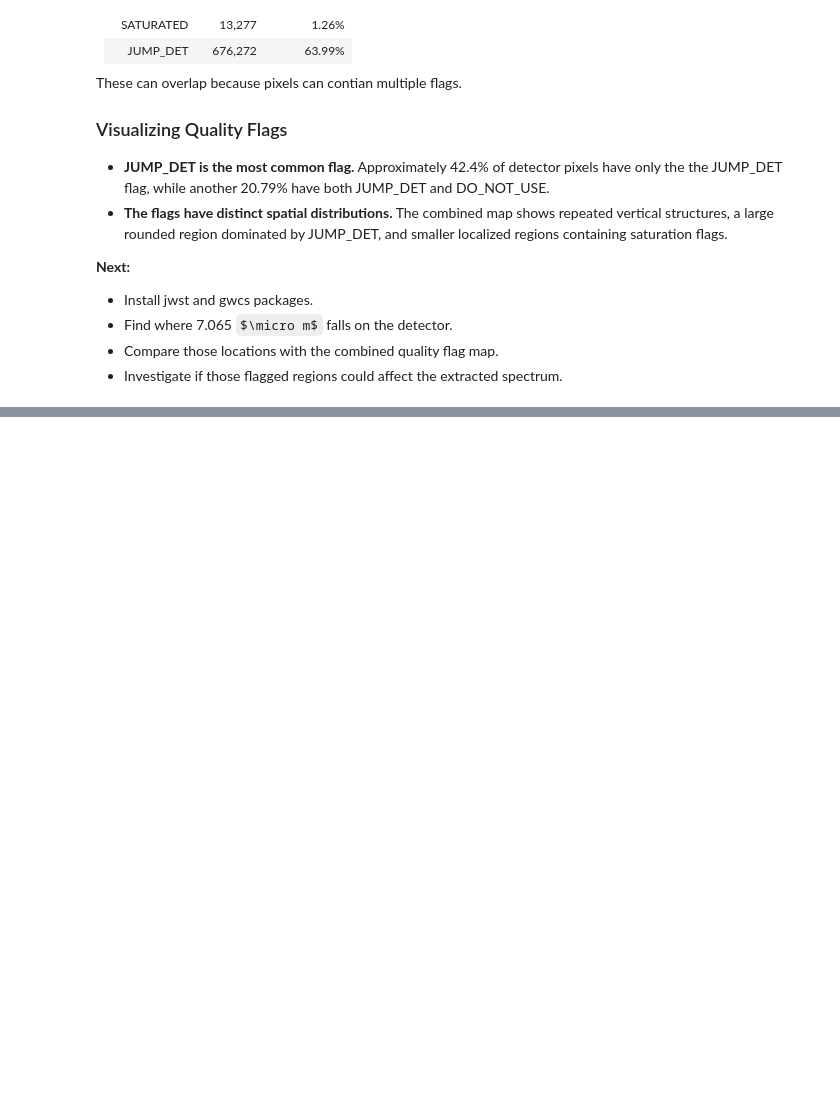
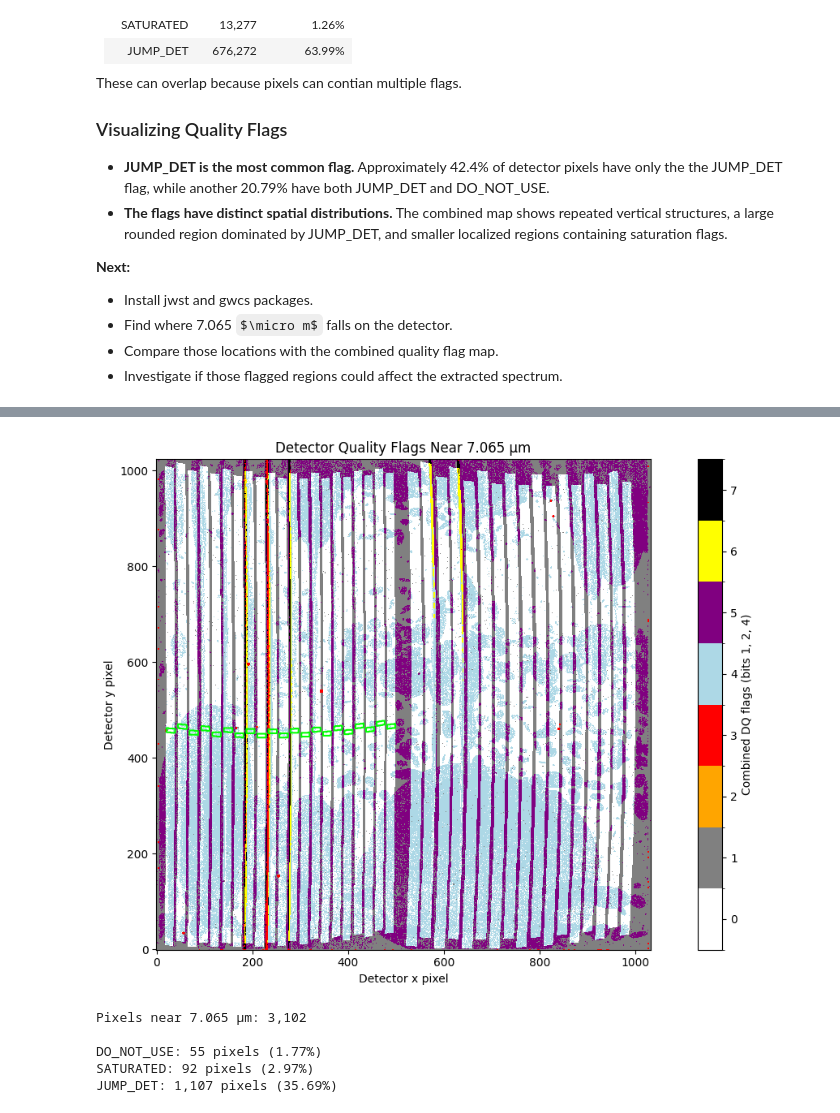
Before and after one commit to andersonava2626/jwst-miri-ml-quality-control, a Jupyter notebook: 01_irs3_data_exploration.ipynb, the cells around one changed output, grey strips where cells are left out. Cells and saved outputs as stored; diff of their text form; code cells hidden in the pictures; some formulas as TeX source; blank space fills up the shorter version.

```diff
--- a/01_irs3_data_exploration.ipynb
+++ b/01_irs3_data_exploration.ipynb
@@ -885,0 +1050,79 @@ These can overlap because pixels can contian multiple flags.
+# %%
+from jwst import datamodels
+import numpy as np
+import matplotlib.pyplot as plt
+from matplotlib.colors import ListedColormap, BoundaryNorm
+
+with datamodels.open(long_cal_file) as model:
+    cal_dq_long = model.dq.copy()
+
+# Extract the three flags we've been studying
+do_not_use = (cal_dq_long & 1) != 0
+saturated = (cal_dq_long & 2) != 0
+jump_detected = (cal_dq_long & 4) != 0
+
+# Combine only these three bits into values 0–7
+combined_dq = (
+    do_not_use.astype(int)
+    + 2 * saturated.astype(int)
+    + 4 * jump_detected.astype(int)
+)
+
+# Use the same discrete color scheme as before
+colors = [
+    "white", "gray", "orange", "red",
+    "lightblue", "purple", "yellow", "black"
+]
+
+cmap = ListedColormap(colors)
+norm = BoundaryNorm(np.arange(-0.5, 8.5), cmap.N)
+
+fig, ax = plt.subplots(figsize=(12, 7))
+
+im = ax.imshow(
+    combined_dq,
+    origin="lower",
+    cmap=cmap,
+    norm=norm,
+    interpolation="nearest"
+)
+
+# Overlay wavelength-matched detector pixels
+ax.contour(
+    target_mask.astype(float),
+    levels=[0.5],
+    colors="lime",
+    linewidths=1.5
+)
+
+cbar = plt.colorbar(im, ax=ax, ticks=range(8))
+cbar.set_label("Combined DQ flags (bits 1, 2, 4)")
+
+ax.set_title("Detector Quality Flags Near 7.065 μm")
+ax.set_xlabel("Detector x pixel")
+ax.set_ylabel("Detector y pixel")
+
+plt.tight_layout()
+plt.show()
+# %% [output]
+[figure, added]
+# %%
+n_target = np.count_nonzero(target_mask)
+
+print(f"Pixels near 7.065 μm: {n_target:,}\n")
+
+for name, mask in [
+    ("DO_NOT_USE", do_not_use),
+    ("SATURATED", saturated),
+    ("JUMP_DET", jump_detected)
+]:
+    count = np.count_nonzero(mask & target_mask)
+    percentage = 100 * count / n_target
+
+    print(f"{name}: {count:,} pixels ({percentage:.2f}%)")
+# %% [output]
+Pixels near 7.065 μm: 3,102
+
+DO_NOT_USE: 55 pixels (1.77%)
+SATURATED: 92 pixels (2.97%)
+JUMP_DET: 1,107 pixels (35.69%)
```
Also changed, not shown: parts of 10 cells of this notebook.
